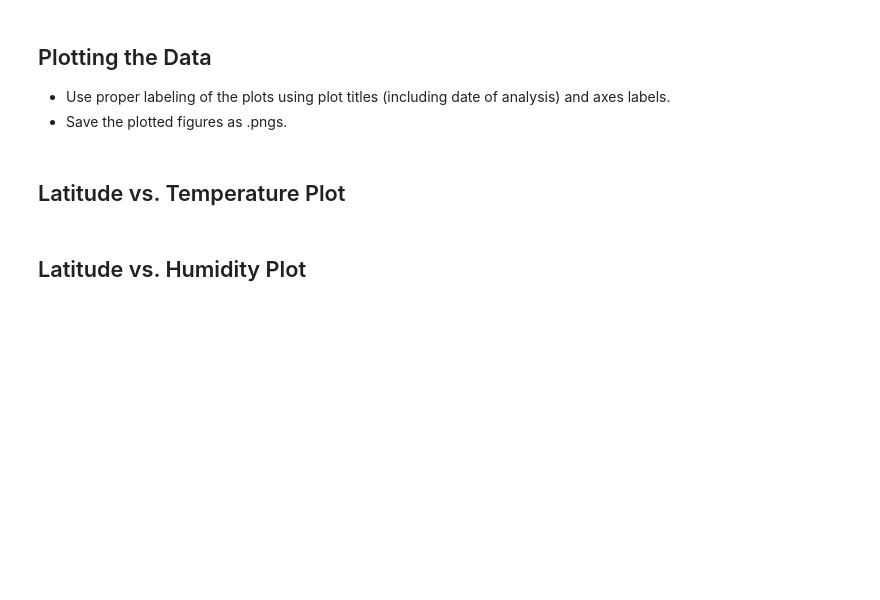
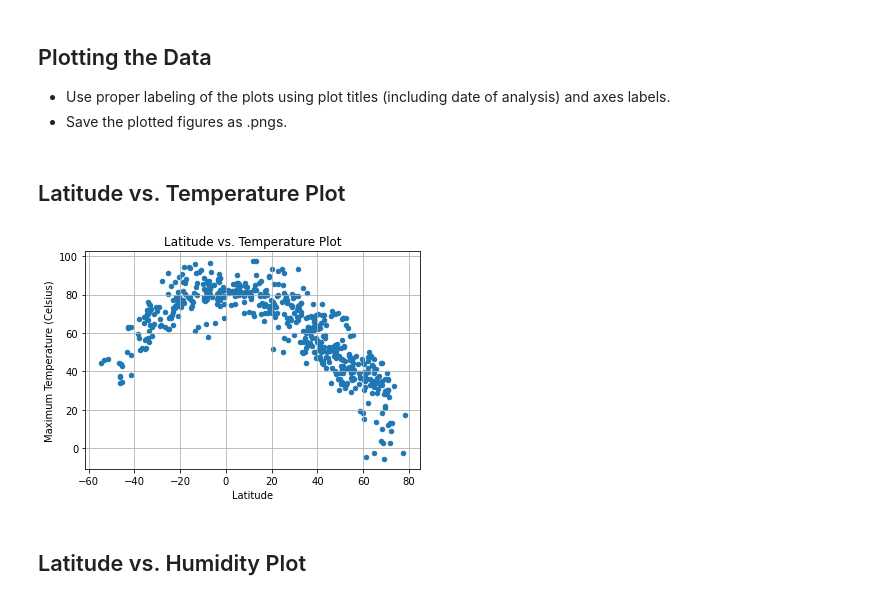
Before and after one commit to HBodden/Module-6-Challenge, a Jupyter notebook: WeatherPy/WeatherPy.ipynb, the cells around one changed output. Drawn from its saved outputs; the diff is of its cells as text; code cells hidden in the pictures; blank space fills up the shorter version.

Commit message:
Update HW w plots

```diff
--- a/WeatherPy/WeatherPy.ipynb
+++ b/WeatherPy/WeatherPy.ipynb
@@ -232,3 +226,5 @@ weather_df.describe()
 Skip this step if there are no cities that have humidity > 100%.
 # %%
 #  Get the indices of cities that have humidity over 100%.
+humid_cities = weather_df[weather_df['Humidity'] >= 100]
+humid_cities.head()
@@ -235,3 +245,5 @@ Skip this step if there are no cities that have humidity > 100%.
 # %%
 # Make a new DataFrame equal to the city data to drop all humidity outliers by index.
 # Passing "inplace=False" will make a copy of the city_data DataFrame, which we call "clean_city_data".
+clean_city_data = weather_df.drop(humid_cities.index, inplace=False)
+clean_city_data
@@ -241,5 +267,20 @@ Skip this step if there are no cities that have humidity > 100%.
 * Save the plotted figures as .pngs.
 # %% [markdown]
 ## Latitude vs. Temperature Plot
+# %%
+clean_city_data.plot('Lat', 'Max Temp', kind='scatter')
+# Incorporate the other graph properties
+plt.title("Latitude vs. Temperature Plot")
+plt.ylabel("Maximum Temperature (Celsius)")
+plt.xlabel("Latitude")
+plt.grid(True)
+
+# Save the figure
+#plt.savefig("Latitude_v_Temperature_Plot.png")
+
+# Show plot
+plt.show()
+# %% [output]
+[figure, added]
 # %% [markdown]
 ## Latitude vs. Humidity Plot
```
Also changed, not shown: parts of 14 cells of this notebook, 1 other file.
